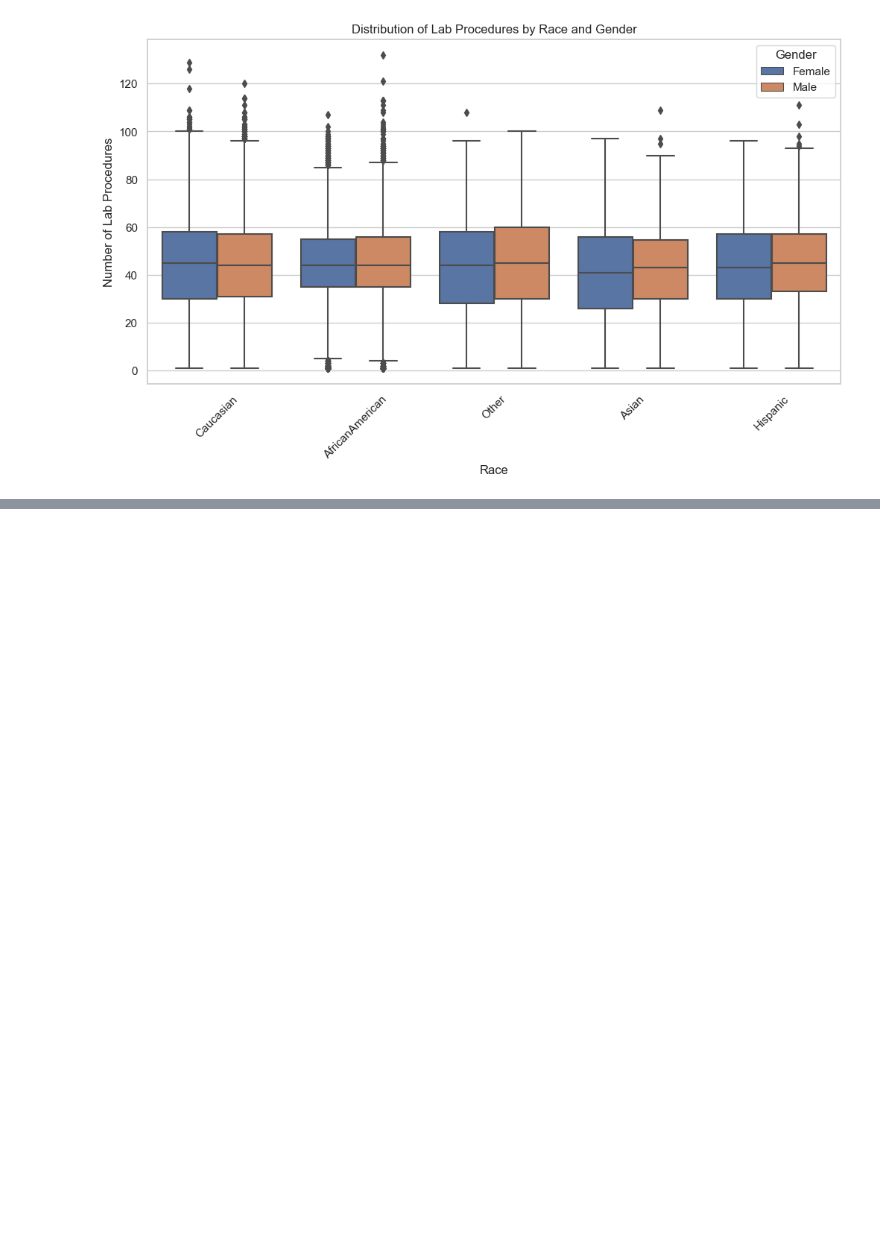
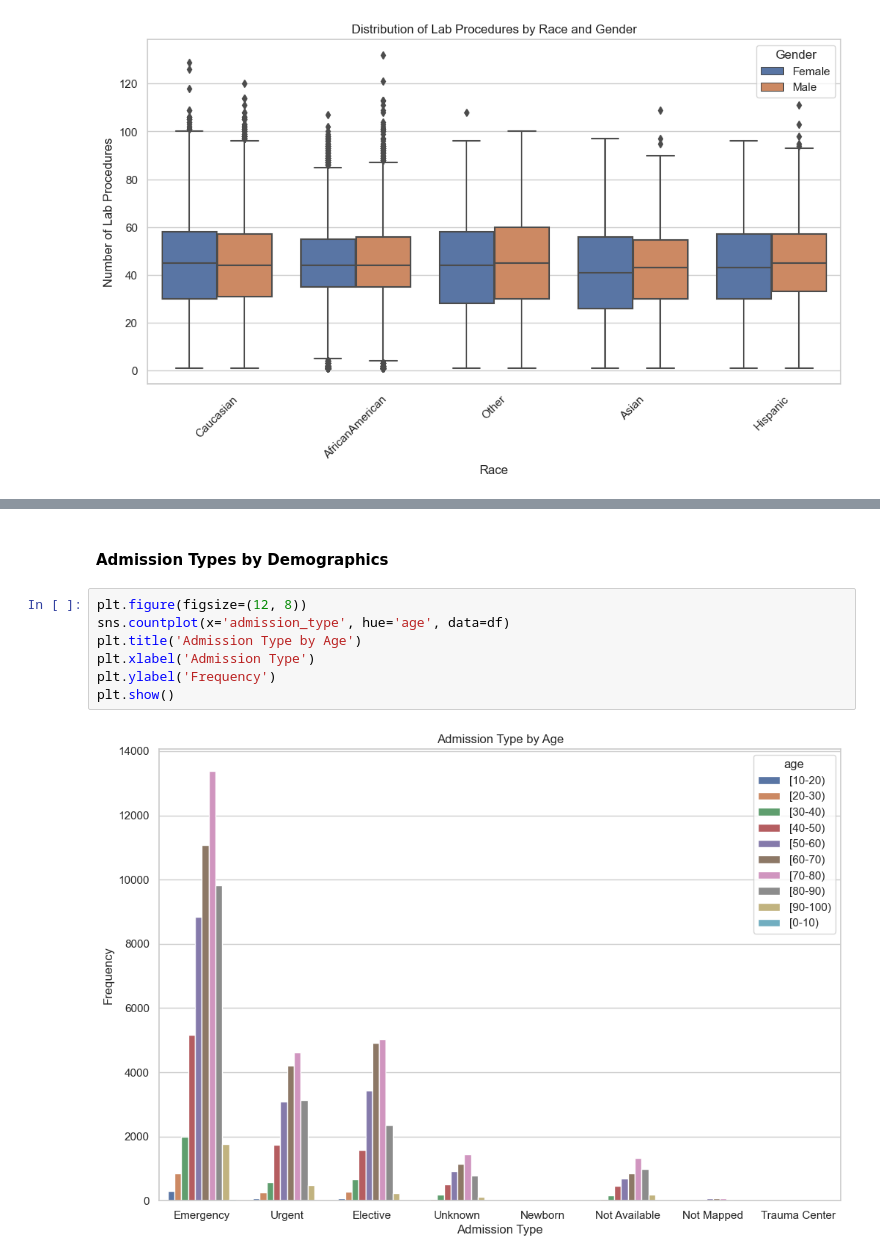
Before and after one commit to SzymonChirowski242621/diabetic-care-analysis, a Jupyter notebook: main.ipynb, the cells around one changed output, grey strips where cells are left out. Saved outputs shown, nothing was run; the diff lists cells and outputs as text; blank space fills up the shorter version.

```diff
--- a/main.ipynb
+++ b/main.ipynb
@@ -586,0 +600,11 @@ plt.show()
+# %% [markdown]
+#### Admission Types by Demographics
+# %%
+plt.figure(figsize=(12, 8))
+sns.countplot(x='admission_type', hue='age', data=df)
+plt.title('Admission Type by Age')
+plt.xlabel('Admission Type')
+plt.ylabel('Frequency')
+plt.show()
+# %% [output]
+[figure, added]
```
Also changed, not shown: parts of 19 cells of this notebook.
